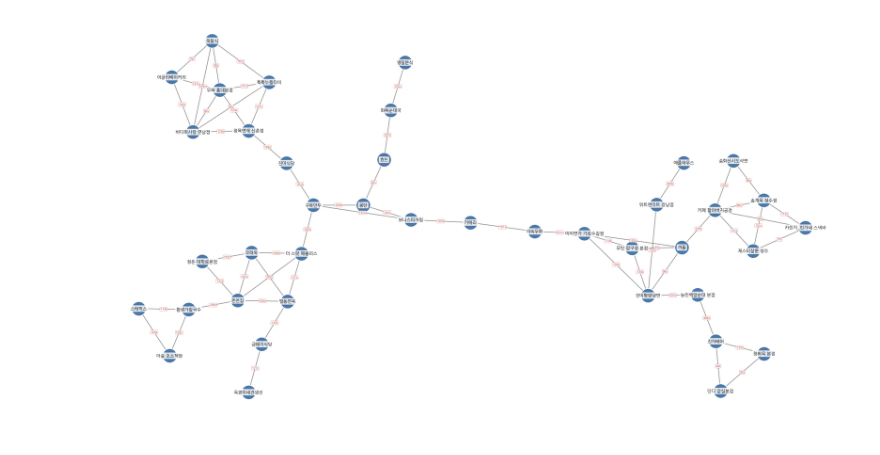
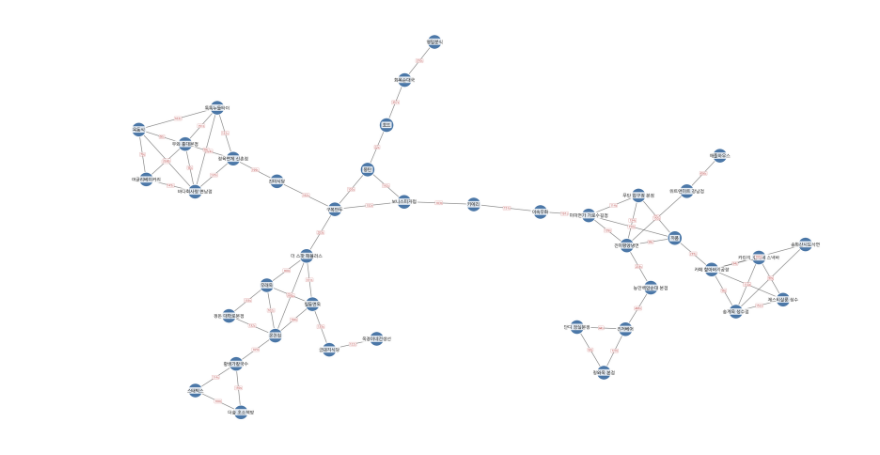
Before and after one commit to passion240826/graph-assignment, a Jupyter notebook: assignment.ipynb, the cells around one changed output. Saved outputs shown, nothing was run; the diff lists cells and outputs as text; code cells hidden in the pictures.

```diff
--- a/assignment.ipynb
+++ b/assignment.ipynb
@@ -146,15 +147,15 @@ def get_graph_positions(graph):
     pos = nx.spring_layout(
         graph,
         seed=42,
-        k=1.75,
+        k=2.8,
         iterations=1000,
         weight=None,
-        scale=4.0,
+        scale=7.0,
     )
     pos = {node: [float(x), float(y)] for node, (x, y) in pos.items()}
 
-    min_distance = 0.62
-    step = 0.055
+    min_distance = 1.05
+    step = 0.08
 
     for _ in range(700):
         max_push = 0.0
@@ -229,31 +230,31 @@ def draw_restaurant_graph(graph, filename="graph.png"):
         x2, y2 = pos[v]
         ax.text(
             (x1 + x2) / 2,
             (y1 + y2) / 2,
             f"{data['weight']:.0f}s",
             fontsize=8,
             color="#B22222",
             ha="center",
             va="center",
             fontproperties=KOREAN_FONT,
             bbox={"boxstyle": "round,pad=0.14", "facecolor": "white", "edgecolor": "#B22222", "linewidth": 0.35, "alpha": 0.92},
             zorder=7,
         )
 
     xs = [x for x, _ in pos.values()]
     ys = [y for _, y in pos.values()]
     x_margin = (max(xs) - min(xs)) * 0.06
     y_margin = (max(ys) - min(ys)) * 0.06
     ax.set_xlim(min(xs) - x_margin, max(xs) + x_margin)
     ax.set_ylim(min(ys) - y_margin, max(ys) + y_margin)
 
     ax.set_axis_off()
     ax.set_aspect("equal", adjustable="box")
     plt.tight_layout(pad=0)
     plt.savefig(filename, dpi=220, bbox_inches="tight", pad_inches=0.01)
     plt.show()
 
 
 draw_restaurant_graph(G)
 # %% [output]
-[figure, old version]
+[figure, new version]
```
Also changed, not shown: parts of 3 cells of this notebook, 2 other files.
